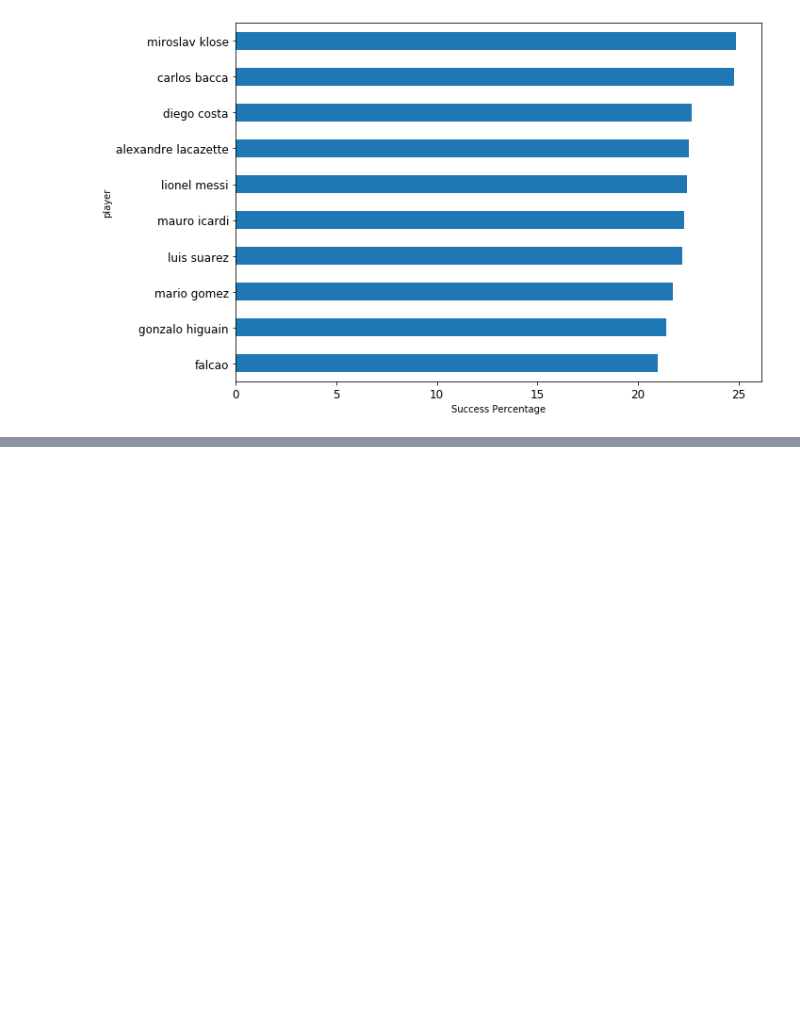
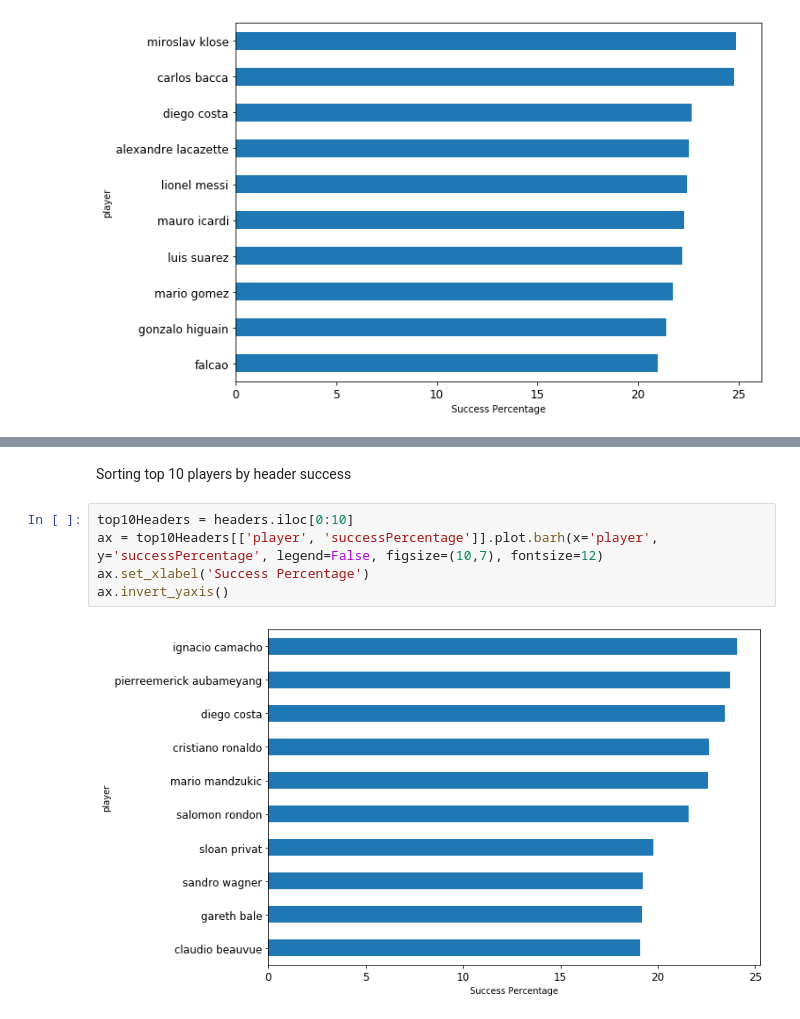
Before and after one commit to alesalsa10/Soccer_Events_Analysis, a Jupyter notebook: SocerStats.ipynb, the cells around one changed output, grey strips where cells are left out. Saved outputs shown, nothing was run; the diff lists cells and outputs as text; blank space fills up the shorter version.

```diff
--- a/SocerStats.ipynb
+++ b/SocerStats.ipynb
@@ -55,0 +34,9 @@ header
+# %% [markdown]
+Sorting top 10 players by header success
+# %%
+top10Headers = headers.iloc[0:10]
+ax = top10Headers[['player', 'successPercentage']].plot.barh(x='player', y='successPercentage', legend=False, figsize=(10,7), fontsize=12)
+ax.set_xlabel('Success Percentage')
+ax.invert_yaxis()
+# %% [output]
+[figure, added]
```
Also changed, not shown: parts of 9 cells of this notebook.
